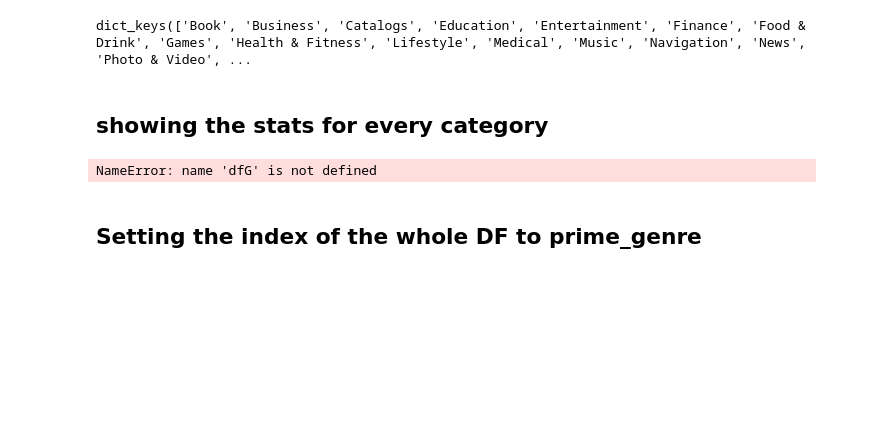
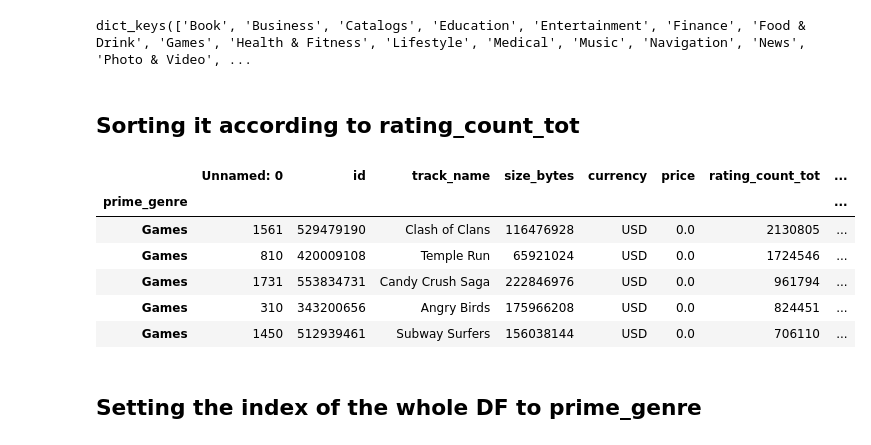
Before and after one commit to TigerYassin/AppData, a Jupyter notebook: appstore.ipynb, the cells around one changed output. Drawn from its saved outputs; the diff is of its cells as text; code cells hidden in the pictures; blank space fills up the shorter version.

Commit message:
sorted games dataframe

```diff
--- a/appstore.ipynb
+++ b/appstore.ipynb
@@ -47,16 +49,23 @@ list(groups.groups) #shows us all the app categories
 groups.groups.keys() #another way to do it
 # %% [output]
 dict_keys(['Book', 'Business', 'Catalogs', 'Education', 'Entertainment', 'Finance', 'Food & Drink', 'Games', 'Health & Fitness', 'Lifestyle', 'Medical', 'Music', 'Navigation', 'News', 'Photo & Video', ...
-# %% [markdown]
-## showing the stats for every category
+# %% [markdown]
+## Sorting it according to rating_count_tot
 # %%
 # df.set_index('prime_genre', inplace=True)
+df2 = df.sort_values("rating_count_tot", ascending=False)
 
-# dfG = df.set_index('prime_genre', inplace=True)
-
-dfGgroup = df.groupby('prime_genre')
+group2 = df2.groupby('prime_genre')
+games = group2.get_group("Games")
+games.head()
 # %% [output]
-NameError: name 'dfG' is not defined
+|  | Unnamed: 0 | id | track_name | size_bytes | currency | price | rating_count_tot | ... |
+| prime_genre |  |  |  |  |  |  |  | ... |
+| Games | 1561 | 529479190 | Clash of Clans | 116476928 | USD | 0.0 | 2130805 | ... |
+| Games | 810 | 420009108 | Temple Run | 65921024 | USD | 0.0 | 1724546 | ... |
+| Games | 1731 | 553834731 | Candy Crush Saga | 222846976 | USD | 0.0 | 961794 | ... |
+| Games | 310 | 343200656 | Angry Birds | 175966208 | USD | 0.0 | 824451 | ... |
+| Games | 1450 | 512939461 | Subway Surfers | 156038144 | USD | 0.0 | 706110 | ... |
 # %% [markdown]
 ## Setting the index of the whole DF to prime_genre
 # %%
```
Also changed, not shown: parts of 2 cells of this notebook.
